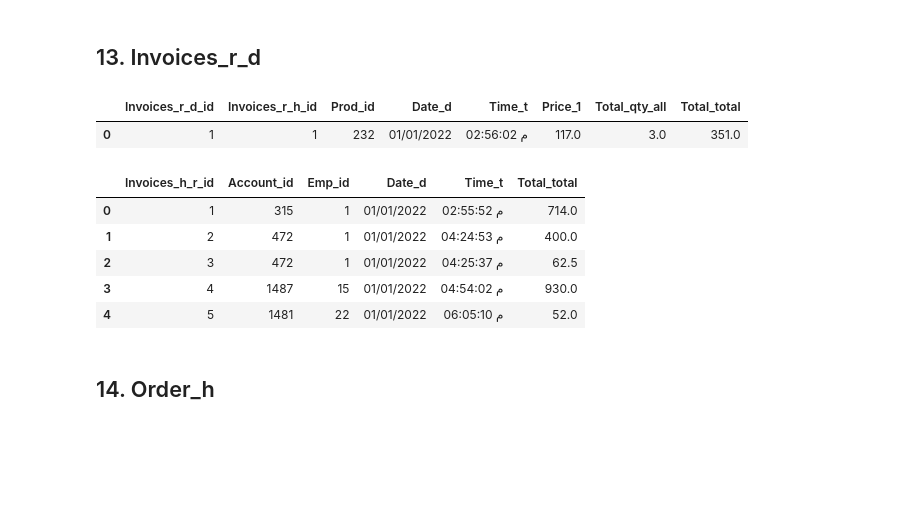
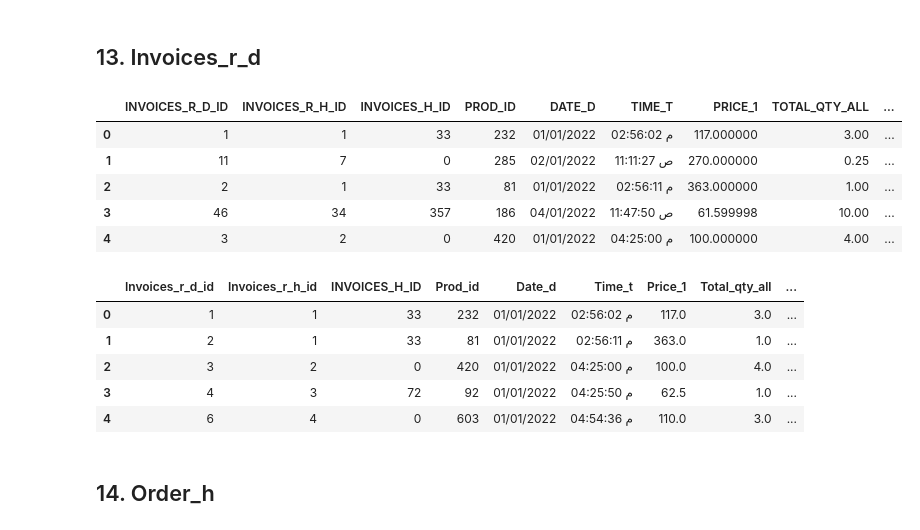
Before and after one commit to Muhammet-Abd-ElWahab/Machine_Learning_Bootcamp, a Jupyter notebook: Sales_Database/Create_Sales_Database.ipynb, the cells around one changed output. Drawn from its saved outputs; the diff is of its cells as text; code cells hidden in the pictures; blank space fills up the shorter version.

```diff
--- a/Sales_Database/Create_Sales_Database.ipynb
+++ b/Sales_Database/Create_Sales_Database.ipynb
@@ -533,11 +535,15 @@ engine.commit()
 # %%
 # read csv file
 
 inv_r_d = pd.read_csv("./csv_files/INVOICES_R_D.csv")
-inv_r_d.head(1)
+inv_r_d.head(5)
 # %% [output]
-|  | Invoices_r_d_id | Invoices_r_h_id | Prod_id | Date_d | Time_t | Price_1 | Total_qty_all | Total_total |
-| 0 | 1 | 1 | 232 | 01/01/2022 | 02:56:02 م | 117.0 | 3.0 | 351.0 |
+|  | INVOICES_R_D_ID | INVOICES_R_H_ID | INVOICES_H_ID | PROD_ID | DATE_D | TIME_T | PRICE_1 | TOTAL_QTY_ALL | ... |
+| 0 | 1 | 1 | 33 | 232 | 01/01/2022 | 02:56:02 م | 117.000000 | 3.00 | ... |
+| 1 | 11 | 7 | 0 | 285 | 02/01/2022 | 11:11:27 ص | 270.000000 | 0.25 | ... |
+| 2 | 2 | 1 | 33 | 81 | 01/01/2022 | 02:56:11 م | 363.000000 | 1.00 | ... |
+| 3 | 46 | 34 | 357 | 186 | 04/01/2022 | 11:47:50 ص | 61.599998 | 10.00 | ... |
+| 4 | 3 | 2 | 0 | 420 | 01/01/2022 | 04:25:00 م | 100.000000 | 4.00 | ... |
 # %%
 # import data from CSV
 
@@ -545,14 +551,14 @@ inv_r_d.to_sql("Invoices_r_d", engine, if_exists='append', index=False)
 # %%
 # check data on database
 
-pd.read_sql("Select * From Invoices_r_h LIMIT 5", engine)
+pd.read_sql("Select * From Invoices_r_d LIMIT 5", engine)
 # %% [output]
-|  | Invoices_h_r_id | Account_id | Emp_id | Date_d | Time_t | Total_total |
-| 0 | 1 | 315 | 1 | 01/01/2022 | 02:55:52 م | 714.0 |
-| 1 | 2 | 472 | 1 | 01/01/2022 | 04:24:53 م | 400.0 |
-| 2 | 3 | 472 | 1 | 01/01/2022 | 04:25:37 م | 62.5 |
-| 3 | 4 | 1487 | 15 | 01/01/2022 | 04:54:02 م | 930.0 |
-| 4 | 5 | 1481 | 22 | 01/01/2022 | 06:05:10 م | 52.0 |
+|  | Invoices_r_d_id | Invoices_r_h_id | INVOICES_H_ID | Prod_id | Date_d | Time_t | Price_1 | Total_qty_all | ... |
+| 0 | 1 | 1 | 33 | 232 | 01/01/2022 | 02:56:02 م | 117.0 | 3.0 | ... |
+| 1 | 2 | 1 | 33 | 81 | 01/01/2022 | 02:56:11 م | 363.0 | 1.0 | ... |
+| 2 | 3 | 2 | 0 | 420 | 01/01/2022 | 04:25:00 م | 100.0 | 4.0 | ... |
+| 3 | 4 | 3 | 72 | 92 | 01/01/2022 | 04:25:50 م | 62.5 | 1.0 | ... |
+| 4 | 6 | 4 | 0 | 603 | 01/01/2022 | 04:54:36 م | 110.0 | 3.0 | ... |
 # %% [markdown]
 ## 14. Order_h
 # %%
```
Also changed, not shown: parts of 4 cells of this notebook, 3 other files.
